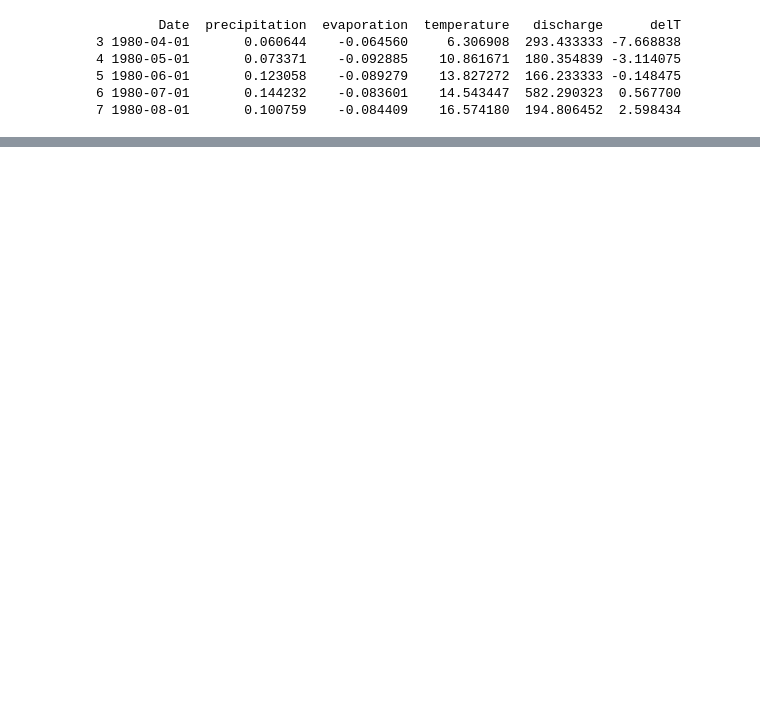
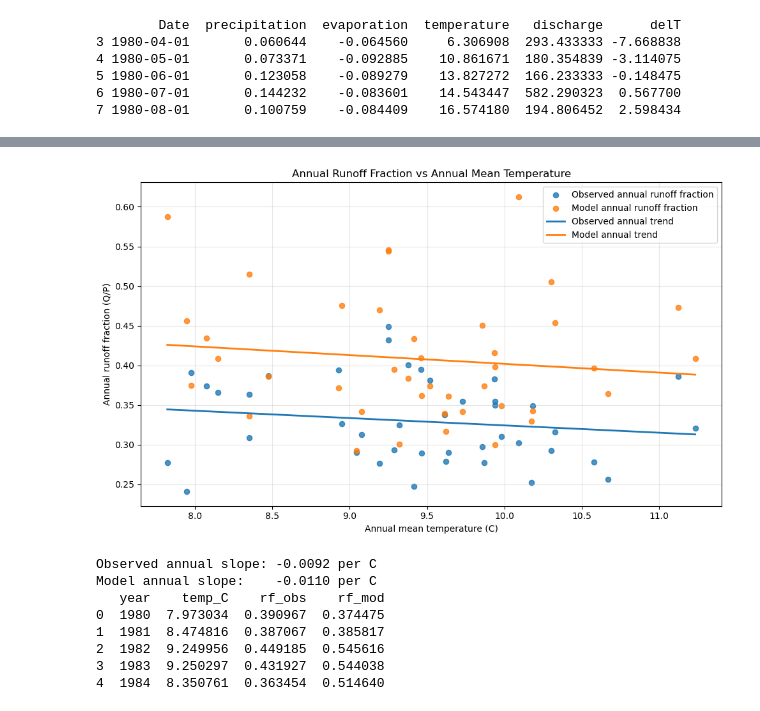
Before and after one commit to Doriswong35/teaching-materials, a Jupyter notebook: Main_project/Temp.ipynb, the cells around one changed output, grey strips where cells are left out. Drawn from its saved outputs; the diff is of its cells as text; code cells hidden in the pictures; blank space fills up the shorter version.

```diff
--- a/Main_project/Temp.ipynb
+++ b/Main_project/Temp.ipynb
@@ -337,0 +458,62 @@ Best NSE: -0.0220
+# %%
+# Annual-scale relationship (reduces seasonal effects)
+annual_df = check_df.copy()
+annual_df = annual_df[['Date', 'temperature', 'precip_mm_day', 'q_obs_mm_day', 'days_in_month']].copy()
+annual_df['year'] = annual_df['Date'].dt.year
+annual_df['model_q_mm_day'] = best_sim_q
+
+# Convert rates back to monthly depths before annual aggregation
+annual_df['precip_mm_month'] = annual_df['precip_mm_day'] * annual_df['days_in_month']
+annual_df['q_obs_mm_month'] = annual_df['q_obs_mm_day'] * annual_df['days_in_month']
+annual_df['q_mod_mm_month'] = annual_df['model_q_mm_day'] * annual_df['days_in_month']
+
+annual_agg = annual_df.groupby('year').agg(
+    temp_C=('temperature', 'mean'),
+    precip_mm=('precip_mm_month', 'sum'),
+    q_obs_mm=('q_obs_mm_month', 'sum'),
+    q_mod_mm=('q_mod_mm_month', 'sum')
+).reset_index()
+
+annual_agg = annual_agg[annual_agg['precip_mm'] > 1e-6].copy()
+annual_agg['rf_obs'] = annual_agg['q_obs_mm'] / annual_agg['precip_mm']
+annual_agg['rf_mod'] = annual_agg['q_mod_mm'] / annual_agg['precip_mm']
+
+x = annual_agg['temp_C'].to_numpy()
+y_obs = annual_agg['rf_obs'].to_numpy()
+y_mod = annual_agg['rf_mod'].to_numpy()
+
+obs_fit = np.polyfit(x, y_obs, 1)
+mod_fit = np.polyfit(x, y_mod, 1)
+obs_line = np.poly1d(obs_fit)
+mod_line = np.poly1d(mod_fit)
+
+import matplotlib.pyplot as plt
+plt.figure(figsize=(10, 6))
+plt.scatter(x, y_obs, s=35, alpha=0.8, label='Observed annual runoff fraction')
+plt.scatter(x, y_mod, s=35, alpha=0.8, label='Model annual runoff fraction')
+
+x_line = np.linspace(np.min(x), np.max(x), 200)
+plt.plot(x_line, obs_line(x_line), linewidth=2, label='Observed annual trend')
+plt.plot(x_line, mod_line(x_line), linewidth=2, label='Model annual trend')
+
+plt.xlabel('Annual mean temperature (C)')
+plt.ylabel('Annual runoff fraction (Q/P)')
+plt.title('Annual Runoff Fraction vs Annual Mean Temperature')
+plt.grid(alpha=0.3)
+plt.legend()
+plt.tight_layout()
+plt.show()
+
+print(f'Observed annual slope: {obs_fit[0]:.4f} per C')
+print(f'Model annual slope:    {mod_fit[0]:.4f} per C')
+print(annual_agg[['year', 'temp_C', 'rf_obs', 'rf_mod']].head())
+# %% [output]
+[figure, added]
+Observed annual slope: -0.0092 per C
+Model annual slope:    -0.0110 per C
+   year    temp_C    rf_obs    rf_mod
+0  1980  7.973034  0.390967  0.374475
+1  1981  8.474816  0.387067  0.385817
+2  1982  9.249956  0.449185  0.545616
+3  1983  9.250297  0.431927  0.544038
+4  1984  8.350761  0.363454  0.514640
```
Also changed, not shown: parts of 12 cells of this notebook, 6 other files.
